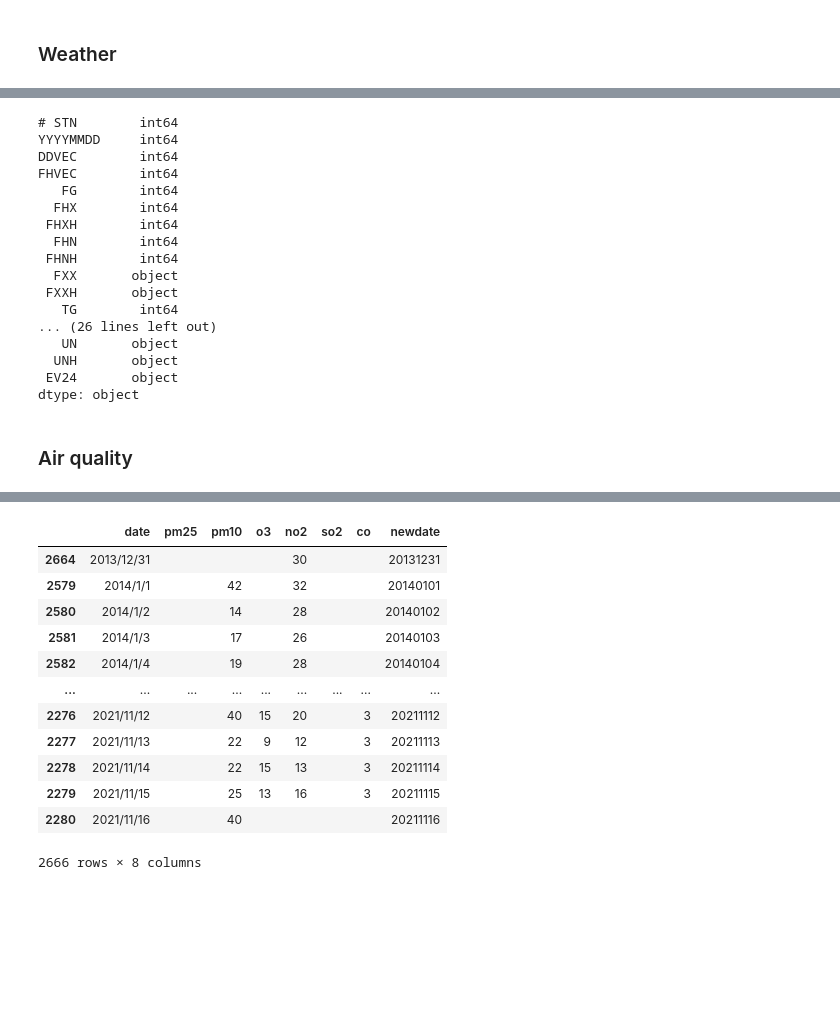
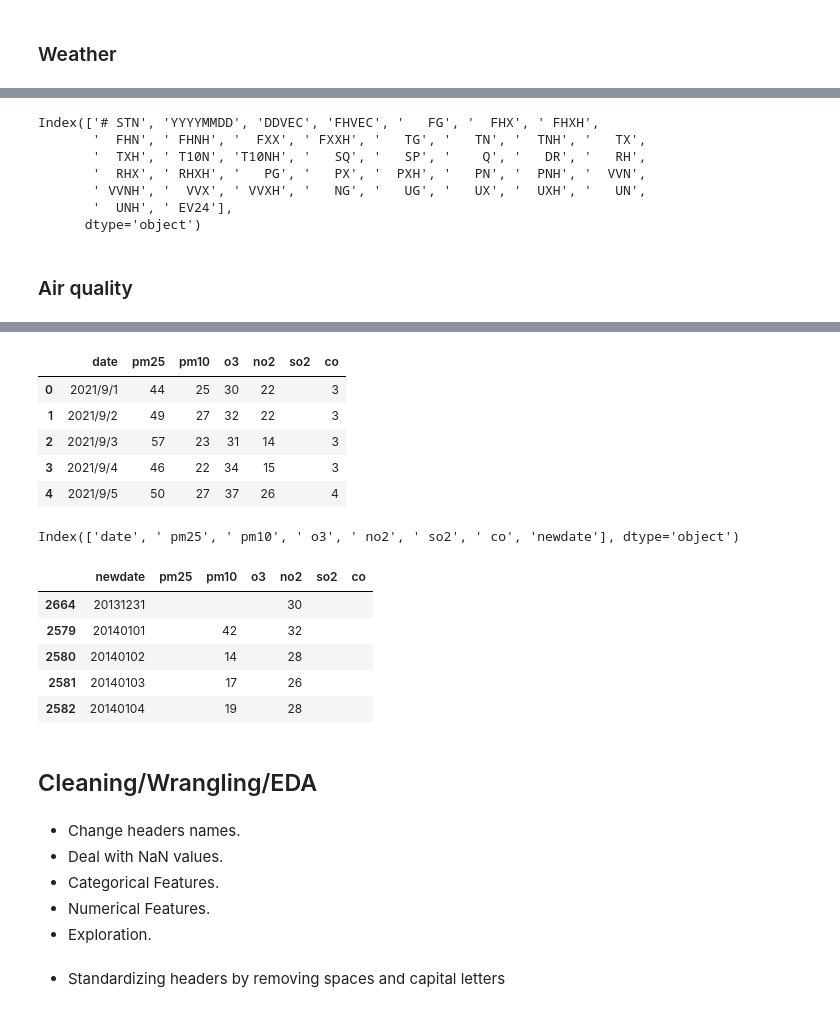
Before and after one commit to ClauCarloni/data_final_project, a Jupyter notebook: dutch_daily_weather_data.ipynb, the cells around one changed output, grey strips where cells are left out. Cells and saved outputs as stored; diff of their text form; code cells hidden in the pictures; blank space fills up the shorter version.

```diff
--- a/dutch_daily_weather_data.ipynb
+++ b/dutch_daily_weather_data.ipynb
@@ -75,20 +110,10 @@ weather
 # %%
-weather.dtypes
+weather.columns
 # %% [output]
-# STN        int64
-YYYYMMDD     int64
-DDVEC        int64
-FHVEC        int64
-   FG        int64
-  FHX        int64
- FHXH        int64
-  FHN        int64
- FHNH        int64
-  FXX       object
- FXXH       object
-   TG        int64
-... (26 lines left out)
-   UN       object
-  UNH       object
- EV24       object
-dtype: object
+Index(['# STN', 'YYYYMMDD', 'DDVEC', 'FHVEC', '   FG', '  FHX', ' FHXH',
+       '  FHN', ' FHNH', '  FXX', ' FXXH', '   TG', '   TN', '  TNH', '   TX',
+       '  TXH', ' T10N', 'T10NH', '   SQ', '   SP', '    Q', '   DR', '   RH',
+       '  RHX', ' RHXH', '   PG', '   PX', '  PXH', '   PN', '  PNH', '  VVN',
+       ' VVNH', '  VVX', ' VVXH', '   NG', '   UG', '   UX', '  UXH', '   UN',
+       '  UNH', ' EV24'],
+      dtype='object')
@@ -98,6 +130,15 @@ dtype: object
 ![image.png](attachment:image.png)
 # %%
 air_quality = pd.read_csv(r'C:\Users\claud\data_final_project\Usefull\amsterdam-air-quality.csv')
+# %%
+air_quality.head()
+# %% [output]
+|  | date | pm25 | pm10 | o3 | no2 | so2 | co |
+| 0 | 2021/9/1 | 44 | 25 | 30 | 22 |  | 3 |
+| 1 | 2021/9/2 | 49 | 27 | 32 | 22 |  | 3 |
+| 2 | 2021/9/3 | 57 | 23 | 31 | 14 |  | 3 |
+| 3 | 2021/9/4 | 46 | 22 | 34 | 15 |  | 3 |
+| 4 | 2021/9/5 | 50 | 27 | 37 | 26 |  | 4 |
 # %%
 newdate = []
 
@@ -110,20 +151,28 @@ for i in air_quality['date']:
     newdate.append(b)
 
 air_quality['newdate'] = newdate
+# %%
+air_quality.columns
+# %% [output]
+Index(['date', ' pm25', ' pm10', ' o3', ' no2', ' so2', ' co', 'newdate'], dtype='object')
 # %%
 air_quality = air_quality.sort_values(by=['newdate'], ascending=True)
-air_quality
+air_quality = air_quality[['newdate', ' pm25', ' pm10', ' o3', ' no2', ' so2', ' co']]
+air_quality.head()
 # %% [output]
-|  | date | pm25 | pm10 | o3 | no2 | so2 | co | newdate |
-| 2664 | 2013/12/31 |  |  |  | 30 |  |  | 20131231 |
-| 2579 | 2014/1/1 |  | 42 |  | 32 |  |  | 20140101 |
-| 2580 | 2014/1/2 |  | 14 |  | 28 |  |  | 20140102 |
-| 2581 | 2014/1/3 |  | 17 |  | 26 |  |  | 20140103 |
-| 2582 | 2014/1/4 |  | 19 |  | 28 |  |  | 20140104 |
-| ... | ... | ... | ... | ... | ... | ... | ... | ... |
-| 2276 | 2021/11/12 |  | 40 | 15 | 20 |  | 3 | 20211112 |
-| 2277 | 2021/11/13 |  | 22 | 9 | 12 |  | 3 | 20211113 |
-| 2278 | 2021/11/14 |  | 22 | 15 | 13 |  | 3 | 20211114 |
-| 2279 | 2021/11/15 |  | 25 | 13 | 16 |  | 3 | 20211115 |
-| 2280 | 2021/11/16 |  | 40 |  |  |  |  | 20211116 |
+|  | newdate | pm25 | pm10 | o3 | no2 | so2 | co |
+| 2664 | 20131231 |  |  |  | 30 |  |  |
+| 2579 | 20140101 |  | 42 |  | 32 |  |  |
+| 2580 | 20140102 |  | 14 |  | 28 |  |  |
+| 2581 | 20140103 |  | 17 |  | 26 |  |  |
+| 2582 | 20140104 |  | 19 |  | 28 |  |  |
-2666 rows × 8 columns
+# %% [markdown]
+## Cleaning/Wrangling/EDA
+# %% [markdown]
+- Change headers names.
+- Deal with NaN values.
+- Categorical Features.
+- Numerical Features.
+- Exploration.
+# %% [markdown]
+- Standardizing headers by removing spaces and capital letters
```
Also changed, not shown: parts of 17 cells of this notebook, 1 other file.
